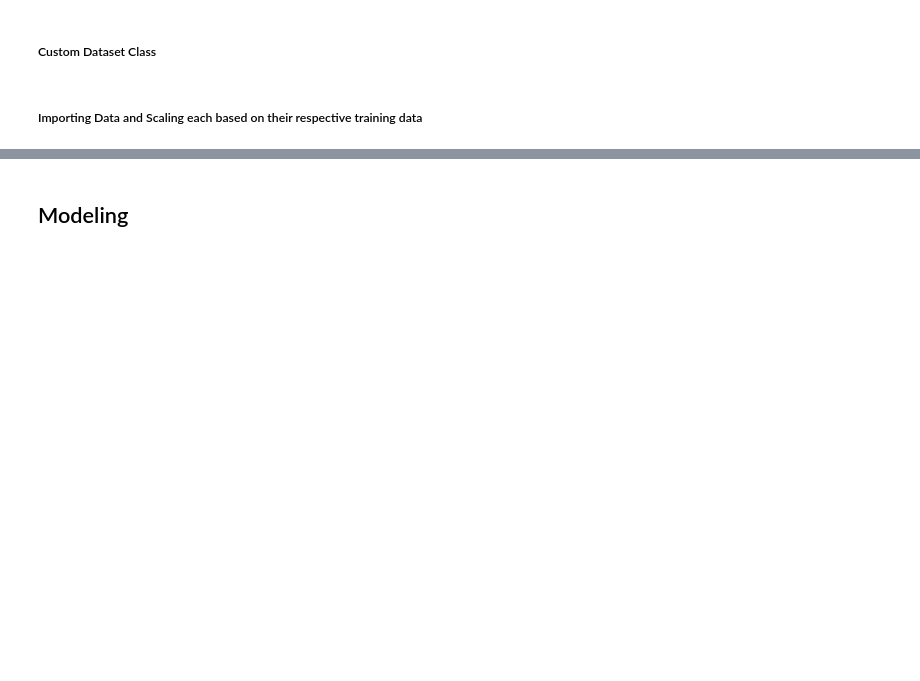
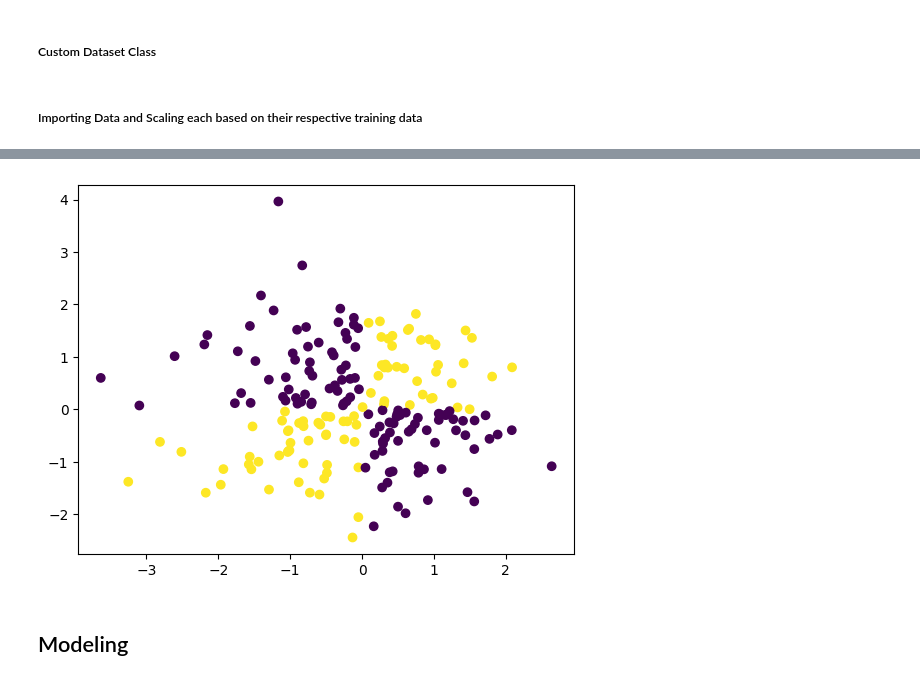
Before and after one commit to Pmcslarrow/hw_3_ml, a Jupyter notebook: problem_1.ipynb, the cells around one changed output, grey strips where cells are left out. Saved outputs shown, nothing was run; the diff lists cells and outputs as text; code cells hidden in the pictures; blank space fills up the shorter version.

```diff
--- a/problem_1.ipynb
+++ b/problem_1.ipynb
@@ -99,3 +114,8 @@ Label:  tensor([0.])
+# %%
+plt.scatter(xor_train_df['x1'], xor_train_df['x2'], c=xor_train_df['label'])
+plt.show()
+# %% [output]
+[figure, added]
 # %% [markdown]
 ## Modeling
 # %% [markdown]
```
Also changed, not shown: parts of 8 cells of this notebook.
